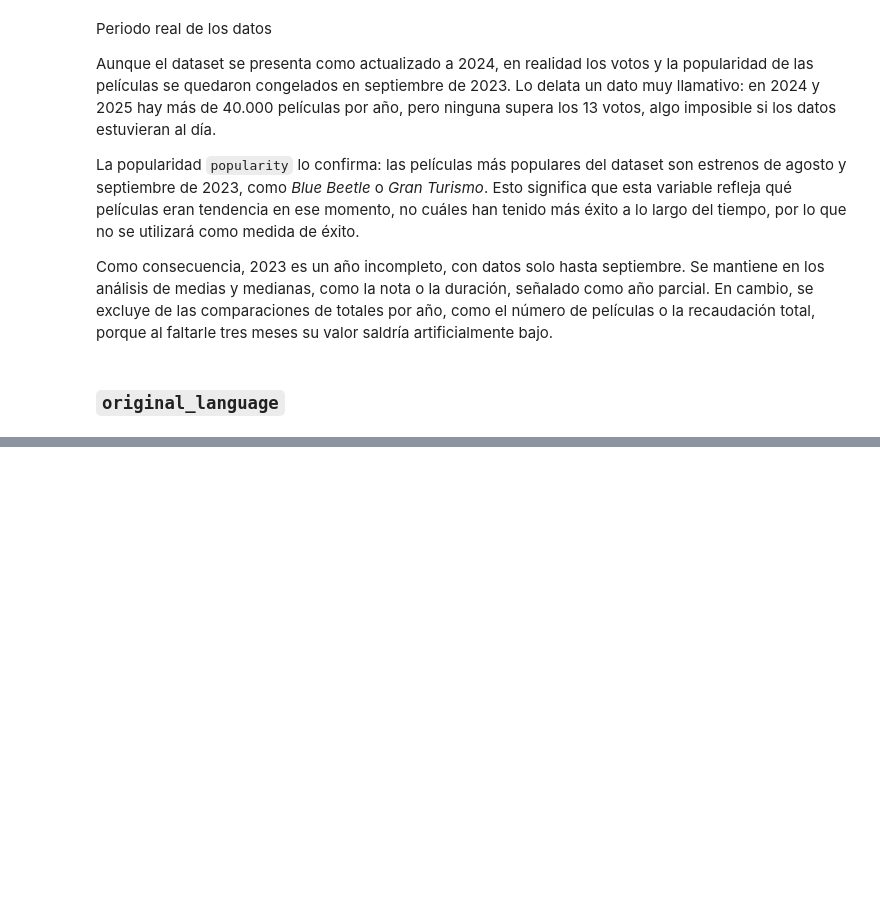
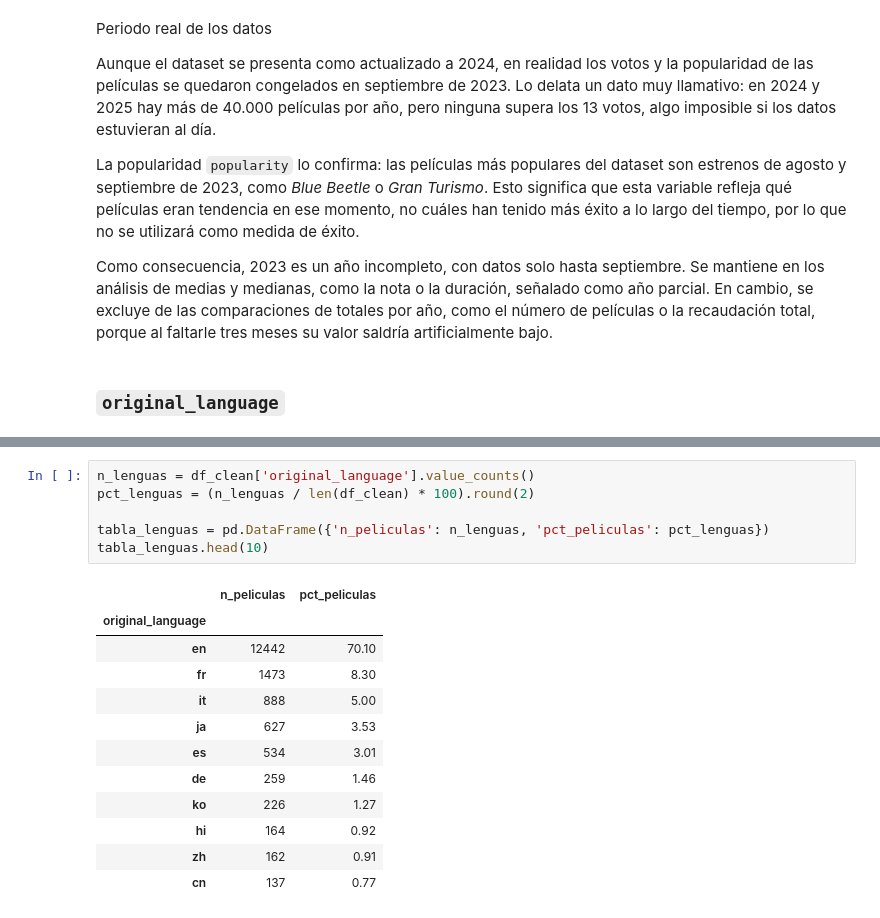
Before and after one commit to AdamTR93/MASTER_thePower_Data_Analytics, a Jupyter notebook: 5.PROYECTO_FINAL/proyecto_EDA_cine/notebooks/analisis_preliminar.ipynb, the cells around one changed output, grey strips where cells are left out. Cells and saved outputs as stored; diff of their text form; blank space fills up the shorter version.

```diff
--- a/5.PROYECTO_FINAL/proyecto_EDA_cine/notebooks/analisis_preliminar.ipynb
+++ b/5.PROYECTO_FINAL/proyecto_EDA_cine/notebooks/analisis_preliminar.ipynb
@@ -692,0 +710,19 @@ Como consecuencia, 2023 es un año incompleto, con datos solo hasta septiembre.
+# %%
+n_lenguas = df_clean['original_language'].value_counts()
+pct_lenguas = (n_lenguas / len(df_clean) * 100).round(2)
+
+tabla_lenguas = pd.DataFrame({'n_peliculas': n_lenguas, 'pct_peliculas': pct_lenguas})
+tabla_lenguas.head(10)
+# %% [output]
+|  | n_peliculas | pct_peliculas |
+| original_language |  |  |
+| en | 12442 | 70.10 |
+| fr | 1473 | 8.30 |
+| it | 888 | 5.00 |
+| ja | 627 | 3.53 |
+| es | 534 | 3.01 |
+| de | 259 | 1.46 |
+| ko | 226 | 1.27 |
+| hi | 164 | 0.92 |
+| zh | 162 | 0.91 |
+| cn | 137 | 0.77 |
```
Also changed, not shown: parts of 34 cells of this notebook.
